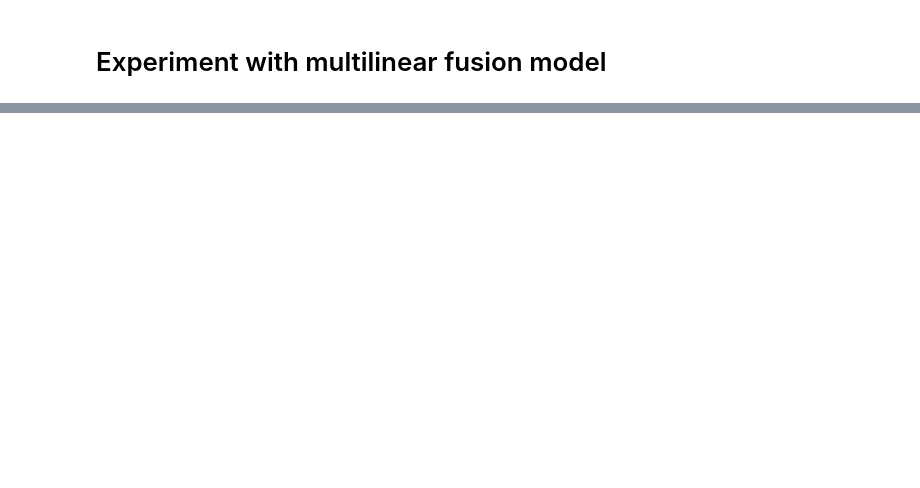
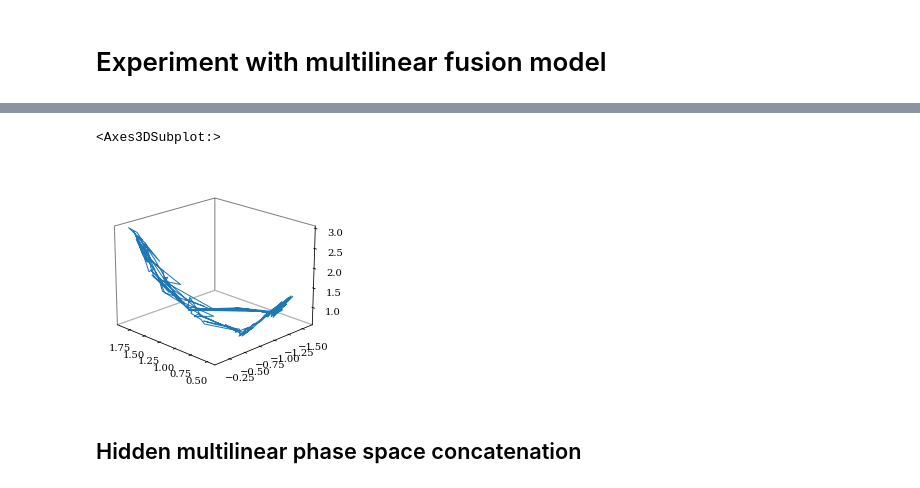
Before and after one commit to Denis-Tihonov/tensor-dynamic-univariate-ts-pytorch, a Jupyter notebook: notebook/2_tensor_nn_autoencoder.ipynb, the cells around one changed output, grey strips where cells are left out. Cells and saved outputs as stored; diff of their text form; code cells hidden in the pictures; blank space fills up the shorter version.

```diff
--- a/notebook/2_tensor_nn_autoencoder.ipynb
+++ b/notebook/2_tensor_nn_autoencoder.ipynb
@@ -237,0 +326,13 @@ def make_ts(person, activity):
+# %%
+model_2 = HiddenPhaseAE(x_dims, rank, attractor_dim)
+# %%
+model_2 = fit_torch_model(Xs, model_2)
+# %%
+S = model_2.transform(Xs)
+# %%
+plot_phase_trajectory(S[:200,:])
+# %% [output]
+<Axes3DSubplot:>
+[figure, added]
+# %% [markdown]
+## Hidden multilinear phase space concatenation
```
Also changed, not shown: parts of 30 cells of this notebook.
